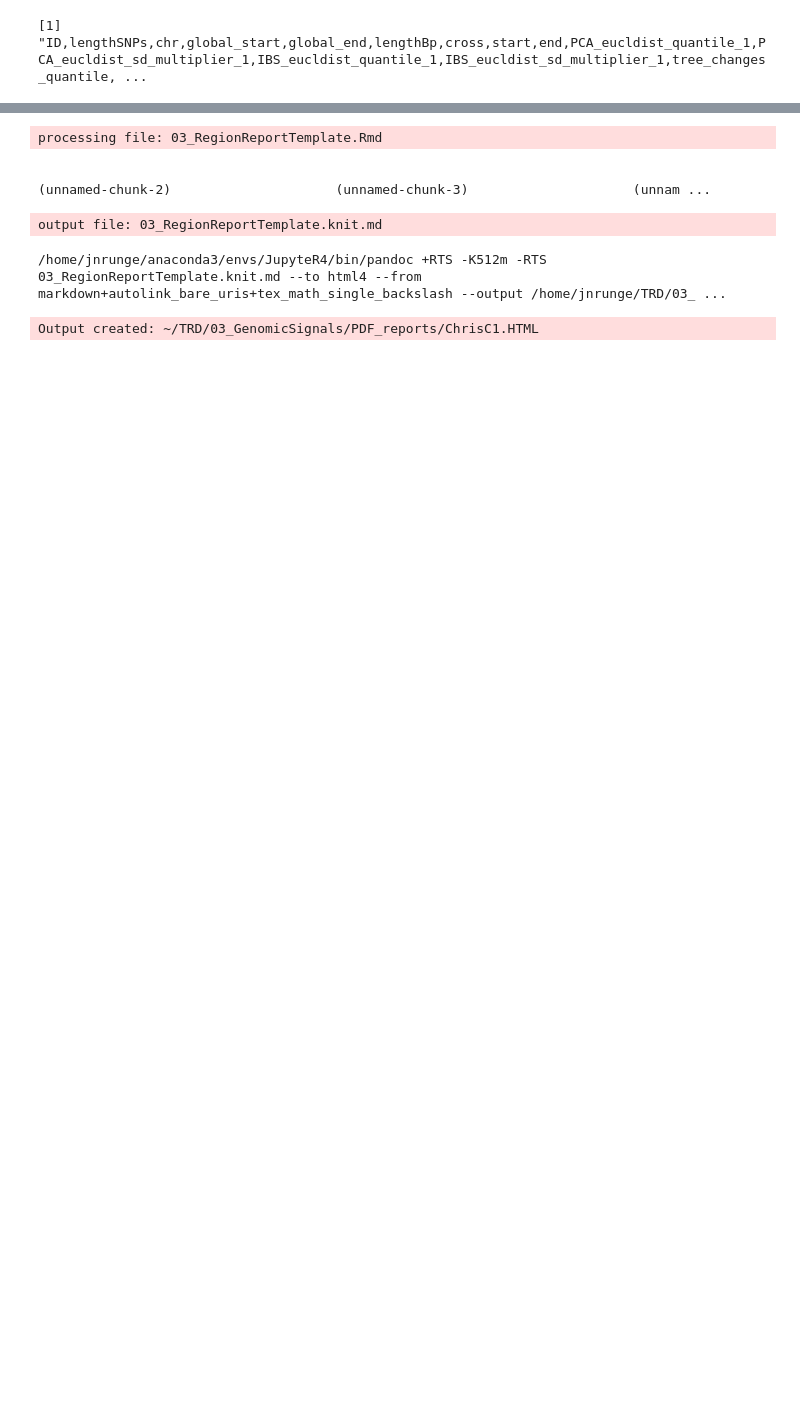
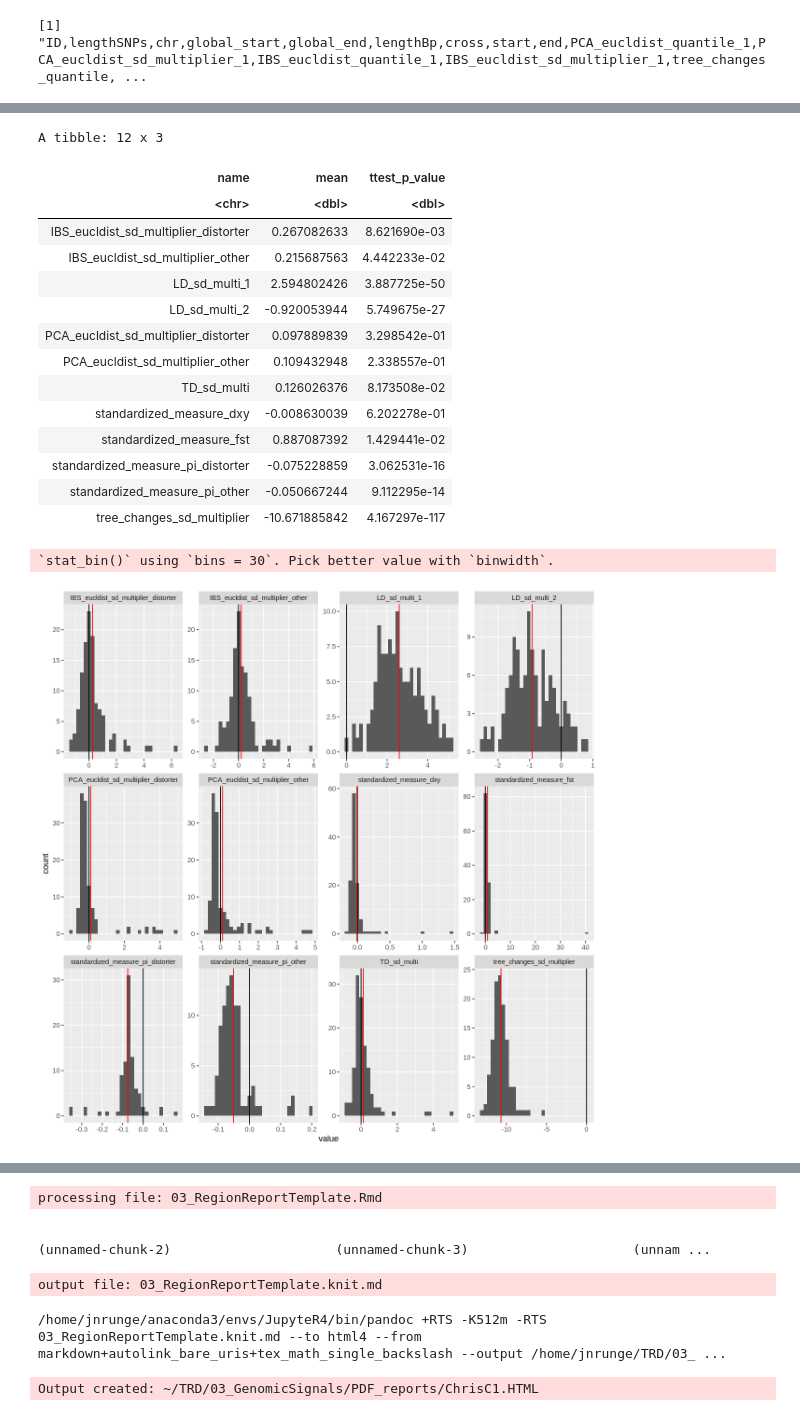
Before and after one commit to jnrunge/TRD, a Jupyter notebook: 03_GenomicSignals/03_PutItAllTogether.ipynb, the cells around one changed output, grey strips where cells are left out. Cells and saved outputs as stored; diff of their text form; code cells hidden in the pictures; blank space fills up the shorter version.

```diff
--- a/03_GenomicSignals/03_PutItAllTogether.ipynb
+++ b/03_GenomicSignals/03_PutItAllTogether.ipynb
@@ -582,0 +624,32 @@ scale_numeric<-function(x){
+# %%
+# is the mean different from expectation?
+
+One_Table_sd_based_values<-One_Table%>%select(matches("sd|standardized"))%>%select(!matches("multiplier_[12]"))%>%
+pivot_longer(cols=everything())%>%filter(!is.na(value))
+
+One_Table_sd_based_values_means<-One_Table_sd_based_values%>%group_by(name)%>%summarize(mean=mean(value),
+                                                                                       ttest_p_value=t.test(value,
+                                                                                                           mu=0)$p.value)
+One_Table_sd_based_values_means
+ggplot(One_Table_sd_based_values,
+      aes(value))+
+geom_histogram()+facet_wrap(~name, scales="free")+geom_vline(xintercept=0)+
+geom_vline(data=One_Table_sd_based_values_means, aes(xintercept=mean), color="red")
+# %% [output]
+A tibble: 12 x 3
+| name | mean | ttest_p_value |
+| <chr> | <dbl> | <dbl> |
+| IBS_eucldist_sd_multiplier_distorter | 0.267082633 | 8.621690e-03 |
+| IBS_eucldist_sd_multiplier_other | 0.215687563 | 4.442233e-02 |
+| LD_sd_multi_1 | 2.594802426 | 3.887725e-50 |
+| LD_sd_multi_2 | -0.920053944 | 5.749675e-27 |
+| PCA_eucldist_sd_multiplier_distorter | 0.097889839 | 3.298542e-01 |
+| PCA_eucldist_sd_multiplier_other | 0.109432948 | 2.338557e-01 |
+| TD_sd_multi | 0.126026376 | 8.173508e-02 |
+| standardized_measure_dxy | -0.008630039 | 6.202278e-01 |
+| standardized_measure_fst | 0.887087392 | 1.429441e-02 |
+| standardized_measure_pi_distorter | -0.075228859 | 3.062531e-16 |
+| standardized_measure_pi_other | -0.050667244 | 9.112295e-14 |
+| tree_changes_sd_multiplier | -10.671885842 | 4.167297e-117 |
+`stat_bin()` using `bins = 30`. Pick better value with `binwidth`.
+[figure, added]
```
Also changed, not shown: parts of 41 cells of this notebook, 8 other files.
